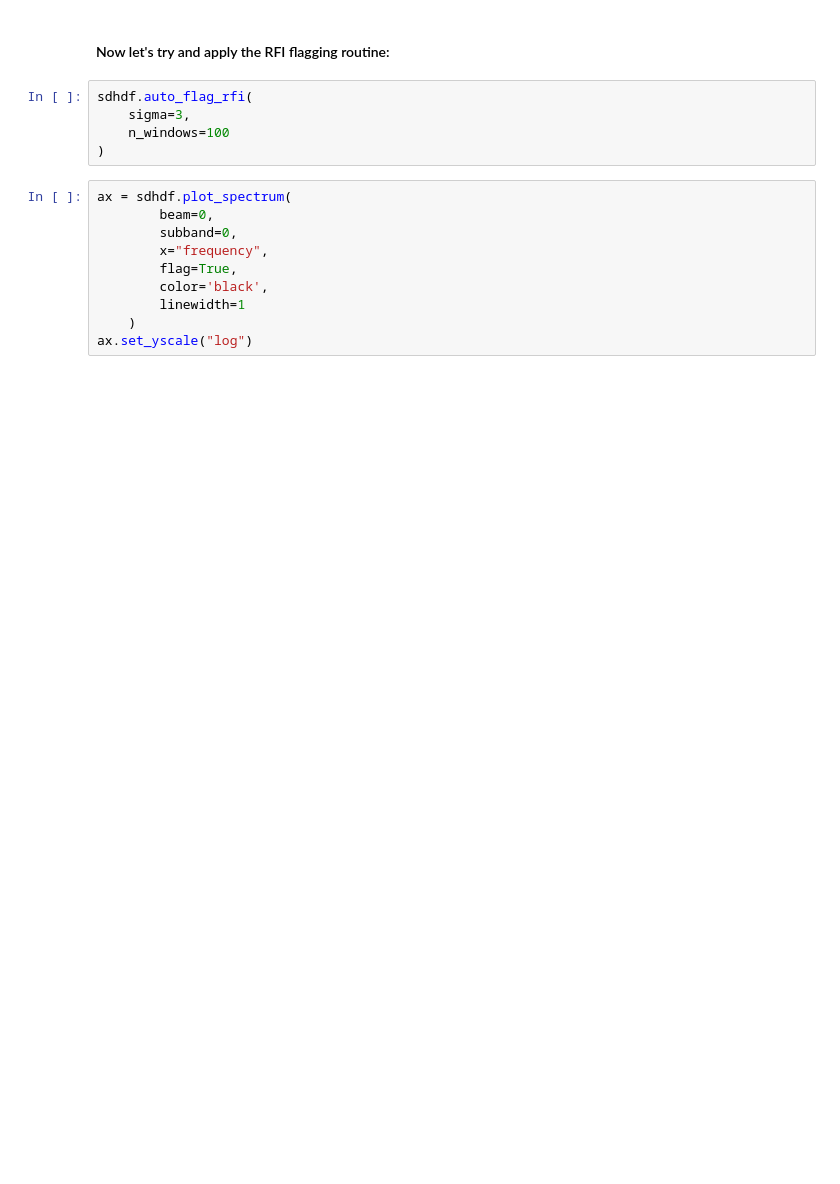
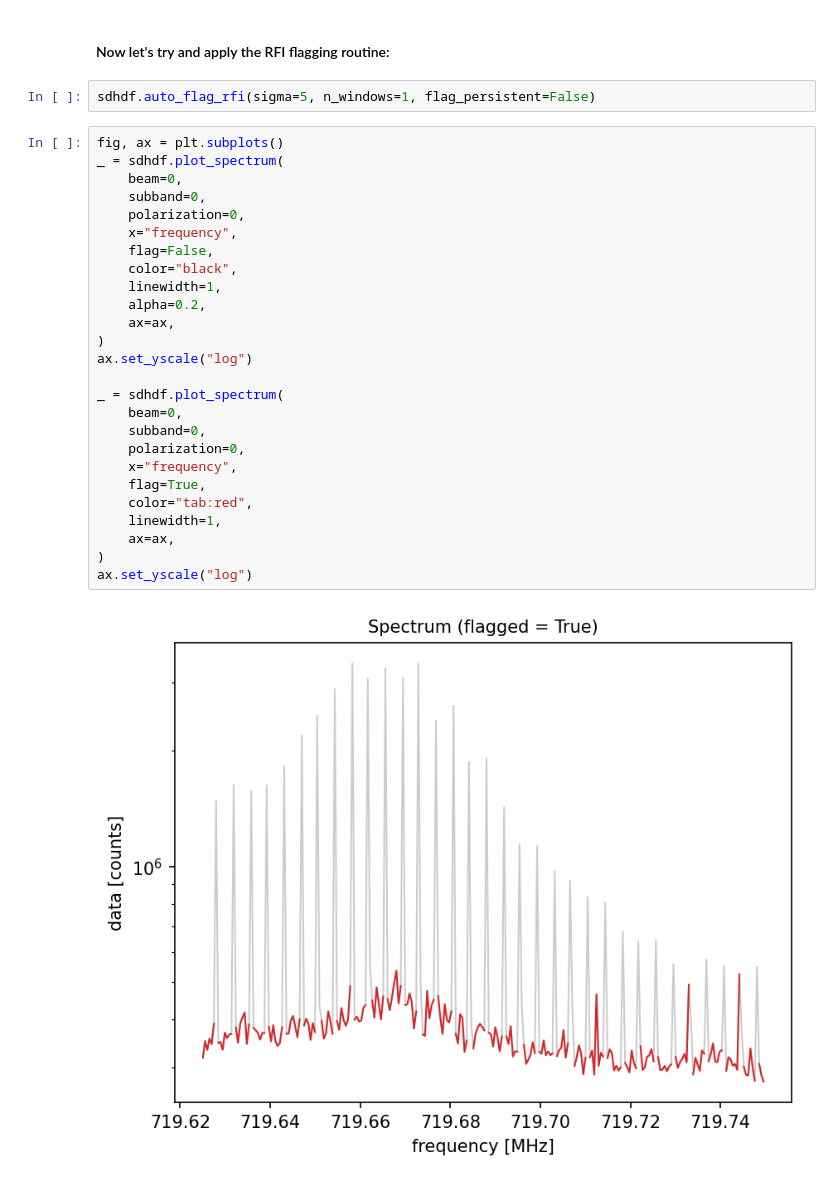
Before and after one commit to too043/sdhdf_tools, a Jupyter notebook: python/pyINSPECTA/demo.ipynb, the cells around one changed output. Cells and saved outputs as stored; diff of their text form; blank space fills up the shorter version.

```diff
--- a/python/pyINSPECTA/demo.ipynb
+++ b/python/pyINSPECTA/demo.ipynb
@@ -121,17 +201,32 @@ ax.set_yscale("log")
 # %% [markdown]
 #### Now let's try and apply the RFI flagging routine:
 # %%
-sdhdf.auto_flag_rfi(
-    sigma=3,
-    n_windows=100
-)
+sdhdf.auto_flag_rfi(sigma=5, n_windows=1, flag_persistent=False)
 # %%
-ax = sdhdf.plot_spectrum(
-        beam=0,
-        subband=0,
-        x="frequency",
-        flag=True,
-        color='black',
-        linewidth=1
-    )
+fig, ax = plt.subplots()
+_ = sdhdf.plot_spectrum(
+    beam=0,
+    subband=0,
+    polarization=0,
+    x="frequency",
+    flag=False,
+    color="black",
+    linewidth=1,
+    alpha=0.2,
+    ax=ax,
+)
 ax.set_yscale("log")
+
+_ = sdhdf.plot_spectrum(
+    beam=0,
+    subband=0,
+    polarization=0,
+    x="frequency",
+    flag=True,
+    color="tab:red",
+    linewidth=1,
+    ax=ax,
+)
+ax.set_yscale("log")
+# %% [output]
+[figure, added]
```
Also changed, not shown: parts of 16 cells of this notebook, 15 other files.
